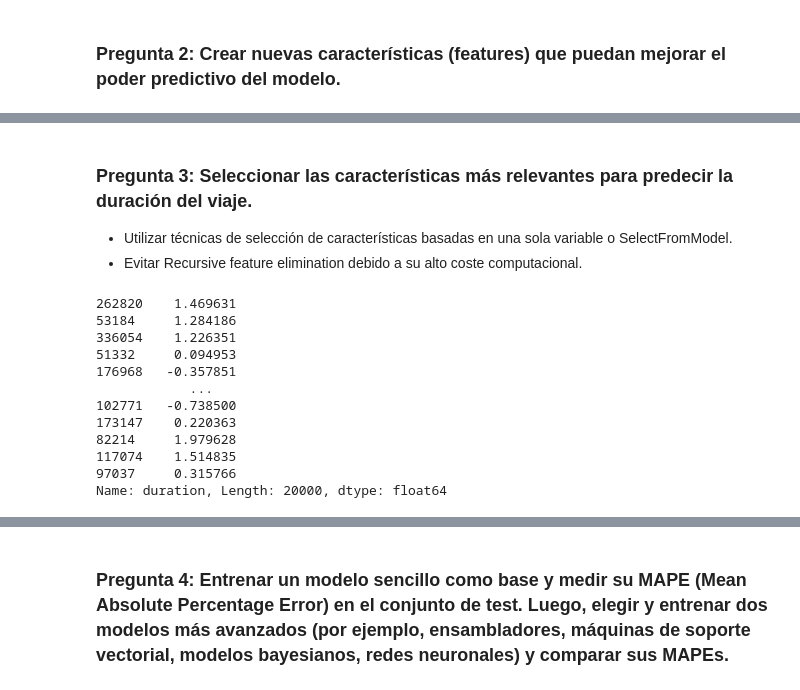
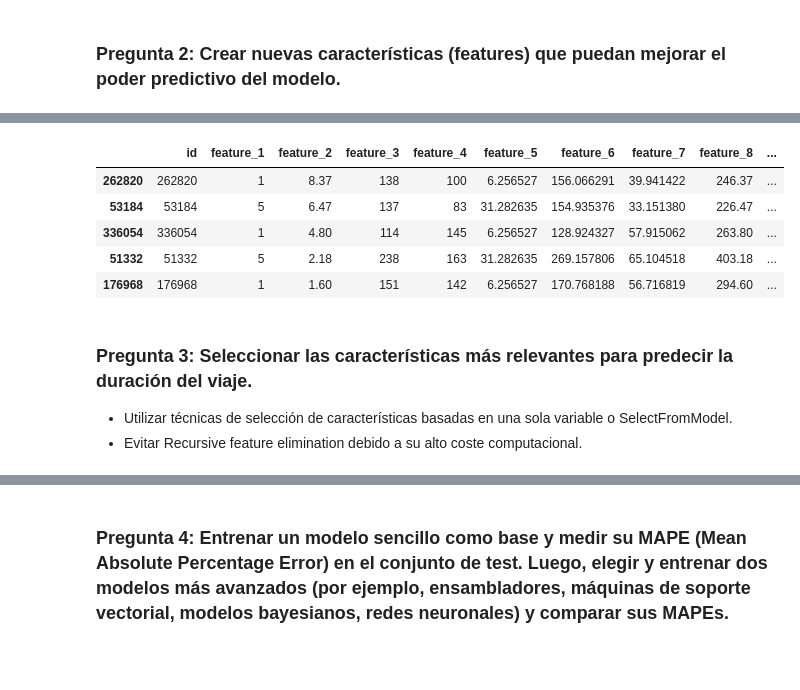
Before and after one commit to jgilaberts/Prueba-Github, a Jupyter notebook: Practica Final_Javier Gilabert_GitHub.ipynb, the cells around one changed output, grey strips where cells are left out. Drawn from its saved outputs; the diff is of its cells as text; code cells hidden in the pictures; blank space fills up the shorter version.

```diff
--- a/Practica Final_Javier Gilabert_GitHub.ipynb
+++ b/Practica Final_Javier Gilabert_GitHub.ipynb
@@ -181,20 +165,18 @@ uber_df
+# %%
+uber_df['dia'] = pd.to_datetime(uber_df['feature_0']).dt.day
+uber_df['mes'] = pd.to_datetime(uber_df['feature_0']).dt.month
+uber_df['hora'] = pd.to_datetime(uber_df['feature_0']).dt.hour
+# %%
+uber_df = uber_df.drop(columns='feature_0')
+uber_df.head(5)
+# %% [output]
+|  | id | feature_1 | feature_2 | feature_3 | feature_4 | feature_5 | feature_6 | feature_7 | feature_8 | ... |
+| 262820 | 262820 | 1 | 8.37 | 138 | 100 | 6.256527 | 156.066291 | 39.941422 | 246.37 | ... |
+| 53184 | 53184 | 5 | 6.47 | 137 | 83 | 31.282635 | 154.935376 | 33.151380 | 226.47 | ... |
+| 336054 | 336054 | 1 | 4.80 | 114 | 145 | 6.256527 | 128.924327 | 57.915062 | 263.80 | ... |
+| 51332 | 51332 | 5 | 2.18 | 238 | 163 | 31.282635 | 269.157806 | 65.104518 | 403.18 | ... |
+| 176968 | 176968 | 1 | 1.60 | 151 | 142 | 6.256527 | 170.768188 | 56.716819 | 294.60 | ... |
 # %% [markdown]
 ### Pregunta 3: Seleccionar las características más relevantes para predecir la duración del viaje.
 - Utilizar técnicas de selección de características basadas en una sola variable o SelectFromModel.
 - Evitar Recursive feature elimination debido a su alto coste computacional.
-# %%
-uber_examples2 = uber_df.drop(columns = ['duration','feature_0'])
-uber_labels2 = uber_df['duration']
-# %% [output]
-262820    1.469631
-53184     1.284186
-336054    1.226351
-51332     0.094953
-176968   -0.357851
-            ...
-102771   -0.738500
-173147    0.220363
-82214     1.979628
-117074    1.514835
-97037     0.315766
-Name: duration, Length: 20000, dtype: float64
```
Also changed, not shown: parts of 11 cells of this notebook.
